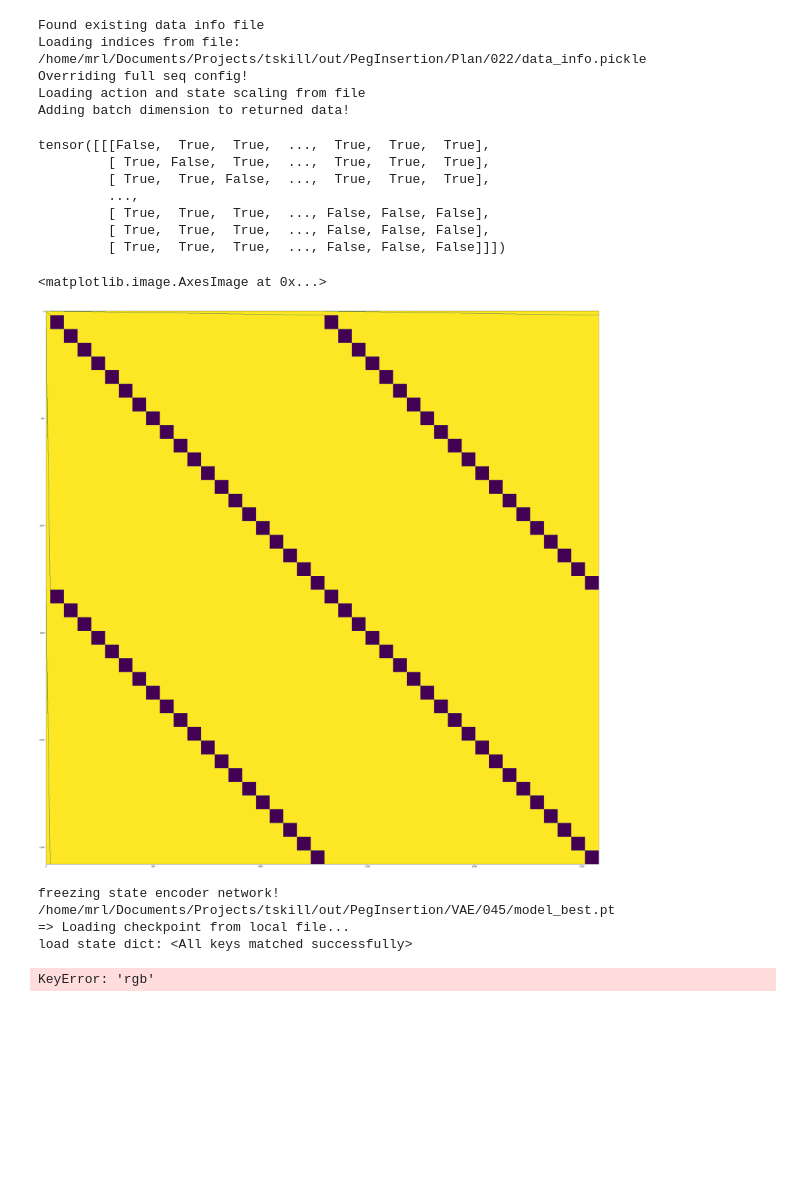
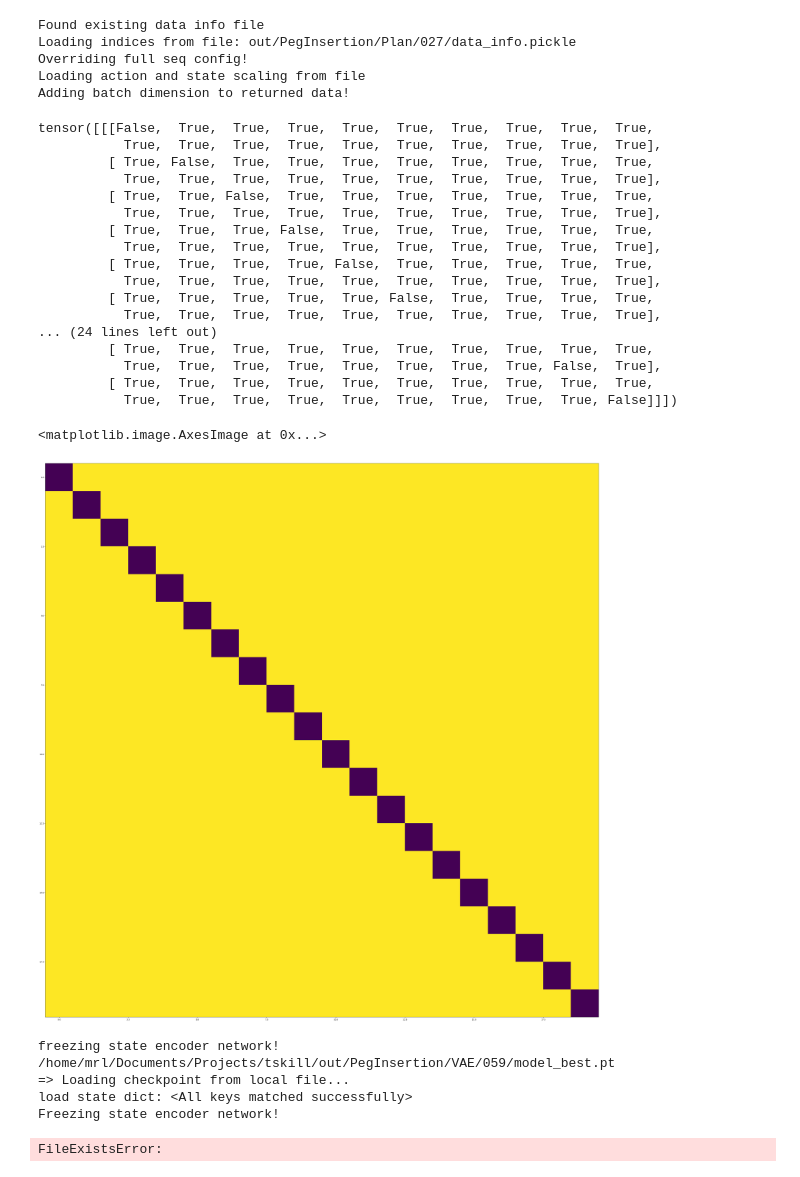
Before and after one commit to apalleiko/tskill, a Jupyter notebook: visualize_images.ipynb, the cells around one changed output. Drawn from its saved outputs; the diff is of its cells as text; code cells hidden in the pictures; blank space fills up the shorter version.

```diff
--- a/visualize_images.ipynb
+++ b/visualize_images.ipynb
@@ -12,7 +12,7 @@ from policy import config
 from policy.dataset.ms2dataset import get_MS_loaders
 from policy.checkpoints import CheckpointIO
 
-model_dir = "/home/mrl/Documents/Projects/tskill/out/PegInsertion/Plan/022"
+model_dir = "/home/mrl/Documents/Projects/tskill/out/PegInsertion/Plan/027"
 
 cfg_path = os.path.join(model_dir, "config.yaml")
 cfg = config.load_config(cfg_path, None)
@@ -43,7 +43,7 @@ train_dataset, val_dataset = get_MS_loaders(cfg, return_datasets=True,
                                             fullseq_override=True)
 # %% [output]
 Found existing data info file
-Loading indices from file: /home/mrl/Documents/Projects/tskill/out/PegInsertion/Plan/022/data_info.pickle
+Loading indices from file: out/PegInsertion/Plan/027/data_info.pickle
 Overriding full seq config!
 Loading action and state scaling from file
 Adding batch dimension to returned data!
@@ -56,7 +56,7 @@ data = train_dataset[i]
 seq = data["actions"].shape[1]
 # mask = data["dec_mask"]
 # mask = data["mem_mask"]
-mask = data["plan_src_mask"]
+mask = data["plan_tgt_mask"]
 print(mask)
 
 fig = plt.figure(1, figsize=(50,50))
@@ -73,41 +73,51 @@ ax1.imshow(mask.squeeze(0).to(torch.int))
 #     data = pickle.load(f)
 
 # Images
 # print(data["rgb"].shape)
 # n = data["rgb"].shape[0]
 # n_cams = data["rgb"].shape[1]
 # for im in range(50):
 #     fig = plt.figure(im)
 #     axes = fig.subplots(1,n_cams)
 #     for c in range(n_cams):
 #         axes[c].imshow(data["rgb"][im,c,...].permute(1,2,0))
     # ax3.imshow(data["enc_mask"].to(torch.int))
     # ax4.imshow(data["dec_mask"].to(torch.int))
 
 # Masks
 # bs = data["actions"].shape[0]
 # enc_mask = data["enc_mask"][0,...]
 # for b in range(bs):
 #     fig = plt.figure(b, figsize=(20,10))
 #     ax1, ax2, ax3= fig.subplots(1,3)
 #     seq_pad_mask = data["seq_pad_mask"][b,...]
 #     seq_pad_mask = seq_pad_mask.unsqueeze(0).repeat(4*seq_pad_mask.shape[0], 4)
 #     print(torch.logical_not((seq_pad_mask[0,...] | data["enc_mask"][b,0,...])).to(torch.int).sum())
 #     ax1.imshow(data["enc_mask"][b,...].to(torch.int))
 #     ax2.imshow(seq_pad_mask.to(torch.int))
 #     ax3.imshow((data["enc_mask"][b,...] | seq_pad_mask).to(torch.int))
 
 # data["enc_mask"][3,...] = torch.zeros_like(data["enc_mask"][3,...])
 # %% [output]
-tensor([[[False,  True,  True,  ...,  True,  True,  True],
-         [ True, False,  True,  ...,  True,  True,  True],
-         [ True,  True, False,  ...,  True,  True,  True],
-         ...,
-         [ True,  True,  True,  ..., False, False, False],
-         [ True,  True,  True,  ..., False, False, False],
-         [ True,  True,  True,  ..., False, False, False]]])
+tensor([[[False,  True,  True,  True,  True,  True,  True,  True,  True,  True,
+           True,  True,  True,  True,  True,  True,  True,  True,  True,  True],
+         [ True, False,  True,  True,  True,  True,  True,  True,  True,  True,
+           True,  True,  True,  True,  True,  True,  True,  True,  True,  True],
+         [ True,  True, False,  True,  True,  True,  True,  True,  True,  True,
+           True,  True,  True,  True,  True,  True,  True,  True,  True,  True],
+         [ True,  True,  True, False,  True,  True,  True,  True,  True,  True,
+           True,  True,  True,  True,  True,  True,  True,  True,  True,  True],
+         [ True,  True,  True,  True, False,  True,  True,  True,  True,  True,
+           True,  True,  True,  True,  True,  True,  True,  True,  True,  True],
+         [ True,  True,  True,  True,  True, False,  True,  True,  True,  True,
+           True,  True,  True,  True,  True,  True,  True,  True,  True,  True],
+... (24 lines left out)
+         [ True,  True,  True,  True,  True,  True,  True,  True,  True,  True,
+           True,  True,  True,  True,  True,  True,  True,  True, False,  True],
+         [ True,  True,  True,  True,  True,  True,  True,  True,  True,  True,
+           True,  True,  True,  True,  True,  True,  True,  True,  True, False]]])
 <matplotlib.image.AxesImage at 0x...>
-[figure, old version]
+[figure, new version]
 # %%
 # Model
 model = config.get_model(cfg, device="cpu")
@@ -117,7 +127,8 @@ model.train()
 out = model(data)
 # %% [output]
 freezing state encoder network!
-/home/mrl/Documents/Projects/tskill/out/PegInsertion/VAE/045/model_best.pt
+/home/mrl/Documents/Projects/tskill/out/PegInsertion/VAE/059/model_best.pt
 => Loading checkpoint from local file...
 load state dict: <All keys matched successfully>
+Freezing state encoder network!
-KeyError: 'rgb'
+FileExistsError:
```
Also changed, not shown: 6 other files.
